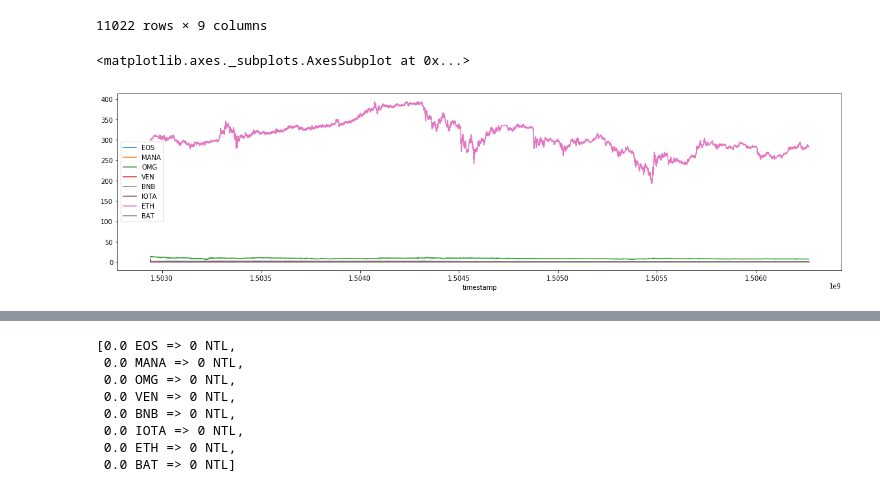
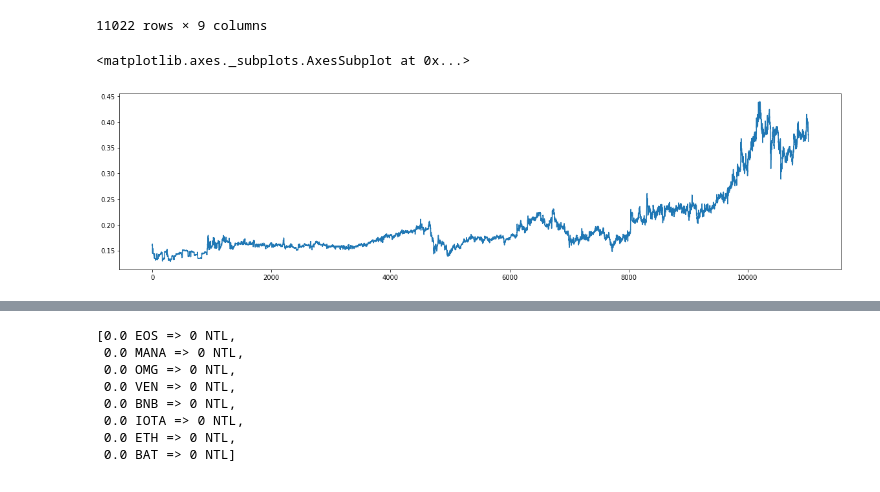
Before and after one commit to RyanKung/sim_ntl, a Jupyter notebook: Compose.ipynb, the cells around one changed output, grey strips where cells are left out. Saved outputs shown, nothing was run; the diff lists cells and outputs as text; code cells hidden in the pictures.

```diff
--- a/Compose.ipynb
+++ b/Compose.ipynb
@@ -34,7 +34,7 @@ m
 | 11021 | 0.561822 | 1.506267e+09 | 0.103588 | 7.614937 | 0.854370 | 0.781248 | 0.393411 | 286.42 | 0.361909 |
 11022 rows × 9 columns
 # %%
-m.plot(x='timestamp', figsize=(20, 5))
+m.BAT.plot(x='timestamp', figsize=(20, 5))
 # %% [output]
 <matplotlib.axes._subplots.AxesSubplot at 0x...>
-[figure, old version]
+[figure, new version]
```
Also changed, not shown: parts of 8 cells of this notebook, 2 other files.
